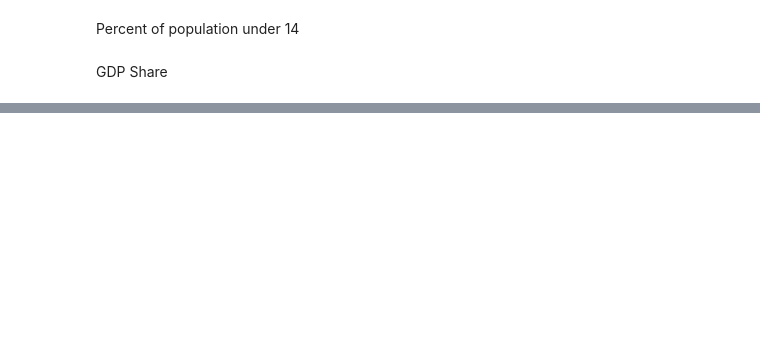
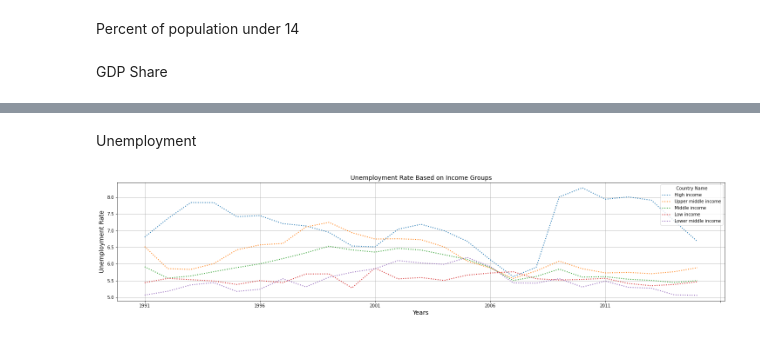
Before and after one commit to piyush02nir/World_Bank_Global_Education, a Jupyter notebook: World_Bank_Global_Education_Analysis_Self_Capstone_Project.ipynb, the cells around one changed output, grey strips where cells are left out. Cells and saved outputs as stored; diff of their text form; code cells hidden in the pictures; blank space fills up the shorter version.

```diff
--- a/World_Bank_Global_Education_Analysis_Self_Capstone_Project.ipynb
+++ b/World_Bank_Global_Education_Analysis_Self_Capstone_Project.ipynb
@@ -149,0 +176,17 @@ plt.show()
+# %% [markdown]
+Unemployment
+# %%
+Unemployment =Income_df[Income_df['Indicator Code']=='SL.UEM.TOTL.ZS']
+graph_5=Unemployment.transpose()
+graph_5.drop(['Indicator Name','Indicator Code'],axis=0,inplace=True)
+graph_5.drop(['Heavily indebted poor countries (HIPC)', 'Least developed countries: UN classification','Low & middle income'], axis=1,inplace=True)
+graph_5.dropna(inplace=True)
+plt.rcParams['figure.figsize']=(25,5)
+graph_5.plot(linestyle=":",linewidth=2)
+plt.grid(True)
+plt.title('Unemployment Rate Based on Income Groups',fontsize=14)
+plt.xlabel('Years',fontsize=14)
+plt.ylabel('Unemployment Rate',fontsize=14)
+plt.show()
+# %% [output]
+[figure, added]
```
Also changed, not shown: parts of 12 cells of this notebook.
